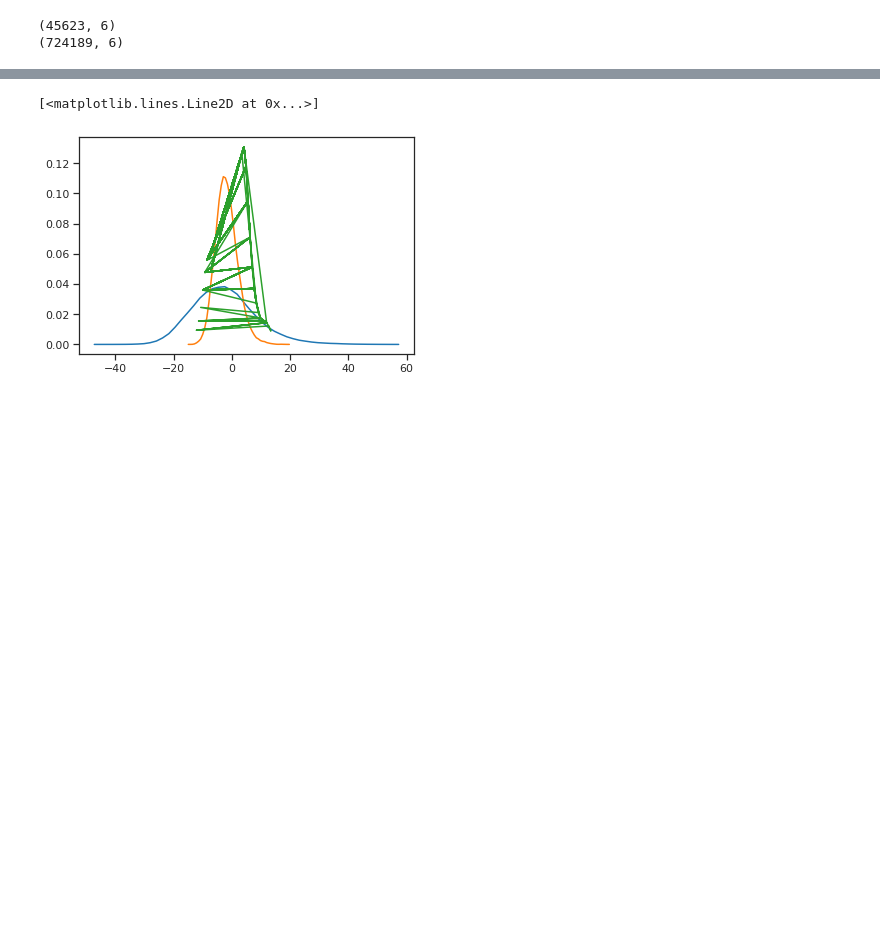
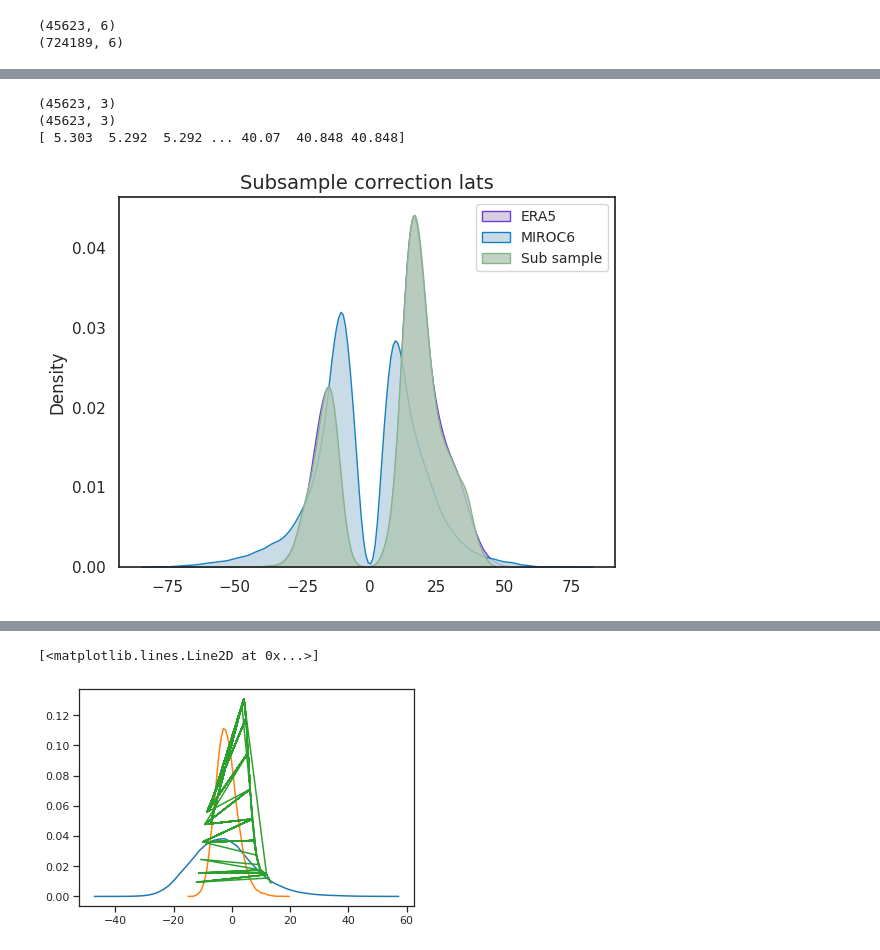
Before and after one commit to vosps/tropical_cyclone, a Jupyter notebook: tracking/variable_comparison.ipynb, the cells around one changed output, grey strips where cells are left out. Cells and saved outputs as stored; diff of their text form; code cells hidden in the pictures; blank space fills up the shorter version.

Commit message:
changes to miroc evaluation and 1dwgan

```diff
--- a/tracking/variable_comparison.ipynb
+++ b/tracking/variable_comparison.ipynb
@@ -107,0 +181,17 @@ plt.show()
+# %%
+print(non_cohort.shape)
+print(cohort.shape)
+print(fixed_lats[:,0])
+
+
+sns.kdeplot(X_train[:,4],fill=True,color='#cbc3db',alpha=alpha,edgecolor='#6f3bdb')
+sns.kdeplot(X_miroc[:,4],fill=True,color='#bcd3e0',alpha=alpha,edgecolor='#1780c2')
+sns.kdeplot(fixed_lats[:,0],fill=True,color='#b3c9b6',alpha=alpha,edgecolor='#86b58b')
+plt.legend(['ERA5','MIROC6','Sub sample'],fontsize=10)
+plt.title('Subsample correction lats',fontsize=14)
+plt.show()
+# %% [output]
+(45623, 3)
+(45623, 3)
+[ 5.303  5.292  5.292 ... 40.07  40.848 40.848]
+[figure, added]
```
Also changed, not shown: parts of 12 cells of this notebook, 8 other files.
